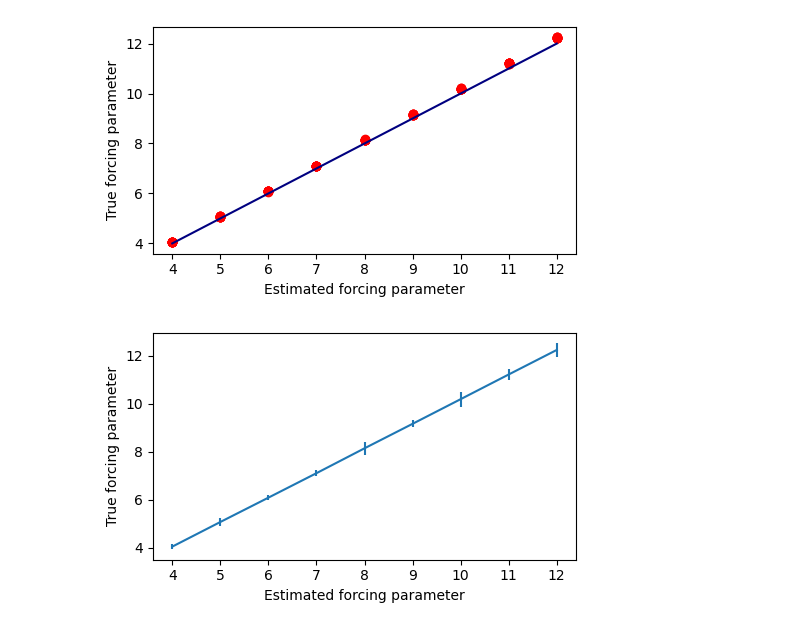
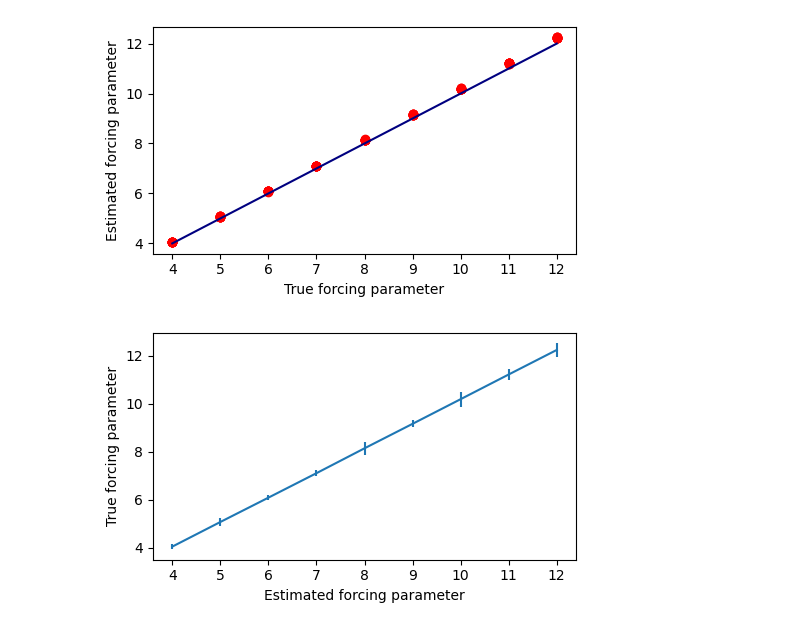
Before and after one commit to m-dml/coda, a Jupyter notebook: notebooks/pt_evaluate_final.ipynb, the cells around one changed output. Drawn from its saved outputs; the diff is of its cells as text; code cells hidden in the pictures.

```diff
--- a/notebooks/pt_evaluate_final.ipynb
+++ b/notebooks/pt_evaluate_final.ipynb
@@ -17,7 +17,7 @@ from hpl.utils.postprocessing import (
     dictconfig_to_dataframe,
 )
 # %%
-base_dir = "/gpfs/work/zinchenk/parameter_tuning_batch_norm"
+base_dir = "/gpfs/work/zinchenk/final_experiments/parameter_tuning_batch_norm"
 # %%
 hyda_experiments = find_experiments_directories([base_dir])
 # %%
@@ -35,13 +35,13 @@ true_sorted = sorted(true)
 # %%
 fig, ax = plt.subplots(1, 1, figsize=(5, 3))
 ax.plot(true_sorted, true_sorted, color="navy")
 ax.scatter(true, estimated, color="red")
-ax.set_xlabel("Estimated forcing parameter")
-ax.set_ylabel("True forcing parameter")
+ax.set_ylabel("Estimated forcing parameter")
+ax.set_xlabel("True forcing parameter")
 plt.tight_layout()
 plt.savefig("pt_evaluation.png", dpi=300)
 # %% [output]
-[figure, old version]
+[figure, new version]
 # %%
 df = pd.DataFrame({"true": true, "estim": estimated})
 # %%
```
Also changed, not shown: 6 other files.
